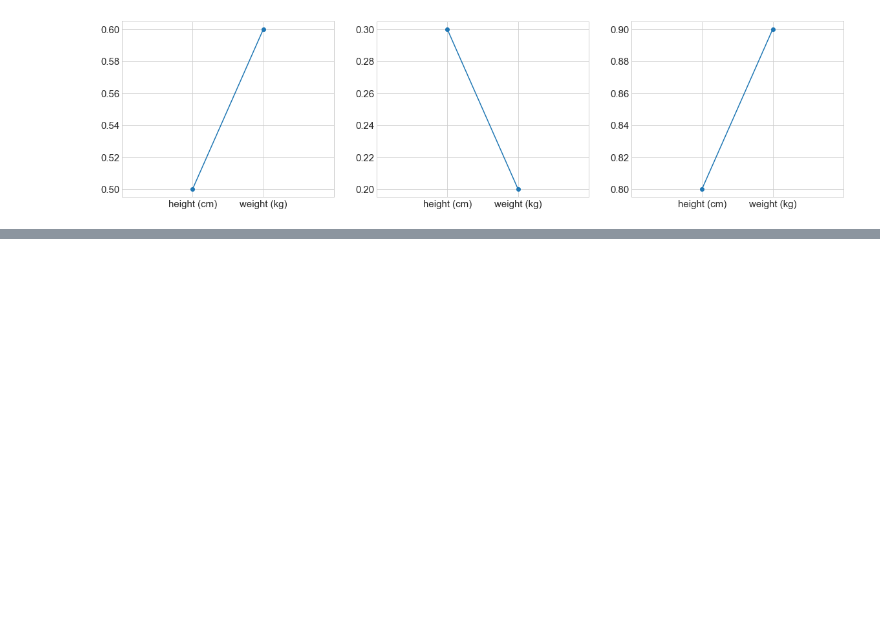
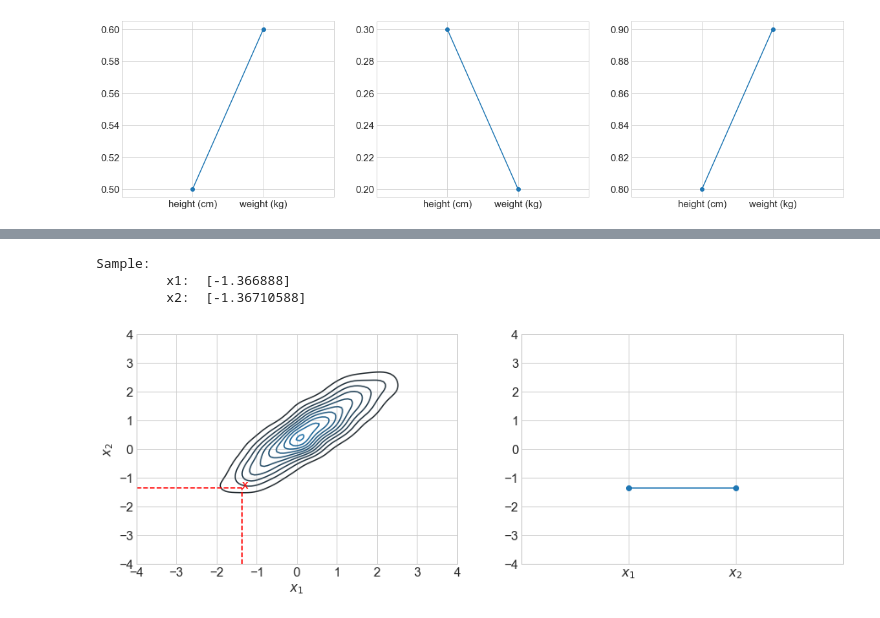
Before and after one commit to jack-willturner/notes, a Jupyter notebook: Gaussian Processes for Regression Tasks.ipynb, the cells around one changed output, grey strips where cells are left out. Cells and saved outputs as stored; diff of their text form; code cells hidden in the pictures; blank space fills up the shorter version.

```diff
--- a/Gaussian Processes for Regression Tasks.ipynb
+++ b/Gaussian Processes for Regression Tasks.ipynb
@@ -250,0 +297,43 @@ Imagine that the above
+# %%
+
+fig, ax = plt.subplots(1,2,figsize=(15,5))
+
+### Positive covariance
+mean = [0.3,0.6]
+cov  = [[1,.9],[.9,1]]
+
+# set up a Gaussian
+x, y = np.random.multivariate_normal(mean, cov, 1000).T
+s_x, s_y = np.random.multivariate_normal(mean, cov, 1).T # take a sample
+
+print('Sample: ')
+print('\t x1: ',s_x)
+print('\t x2: ',s_y)
+
+
+
+##### plotting code
+## first way to visualise
+sns.kdeplot(x,y,ax=ax[0])
+
+ax[0].plot([s_x]*10, np.linspace(-4,s_y,10), linestyle='--',color='red')
+ax[0].plot(np.linspace(-4,s_x,10), [s_y]*10, linestyle='--',color='red')
+ax[0].annotate('x',(s_x,s_y),color='red')
+ax[0].set_xlabel('$x_1$')
+ax[0].set_ylabel('$x_2$')
+ax[0].set_xlim(-4,4)
+ax[0].set_ylim(-4,4)
+
+## second way to visualise
+ax[1].plot([0,1],[s_x,s_y],marker='o')
+ax[1].set_xticks([0,1])
+ax[1].set_xticklabels(['$x_1$','$x_2$'])
+ax[1].set_xlim(-1,2)
+ax[1].set_ylim(-4,4)
+
+plt.show()
+# %% [output]
+Sample:
+         x1:  [-1.366888]
+         x2:  [-1.36710588]
+[figure, added]
```
Also changed, not shown: parts of 19 cells of this notebook, 1 other file.
